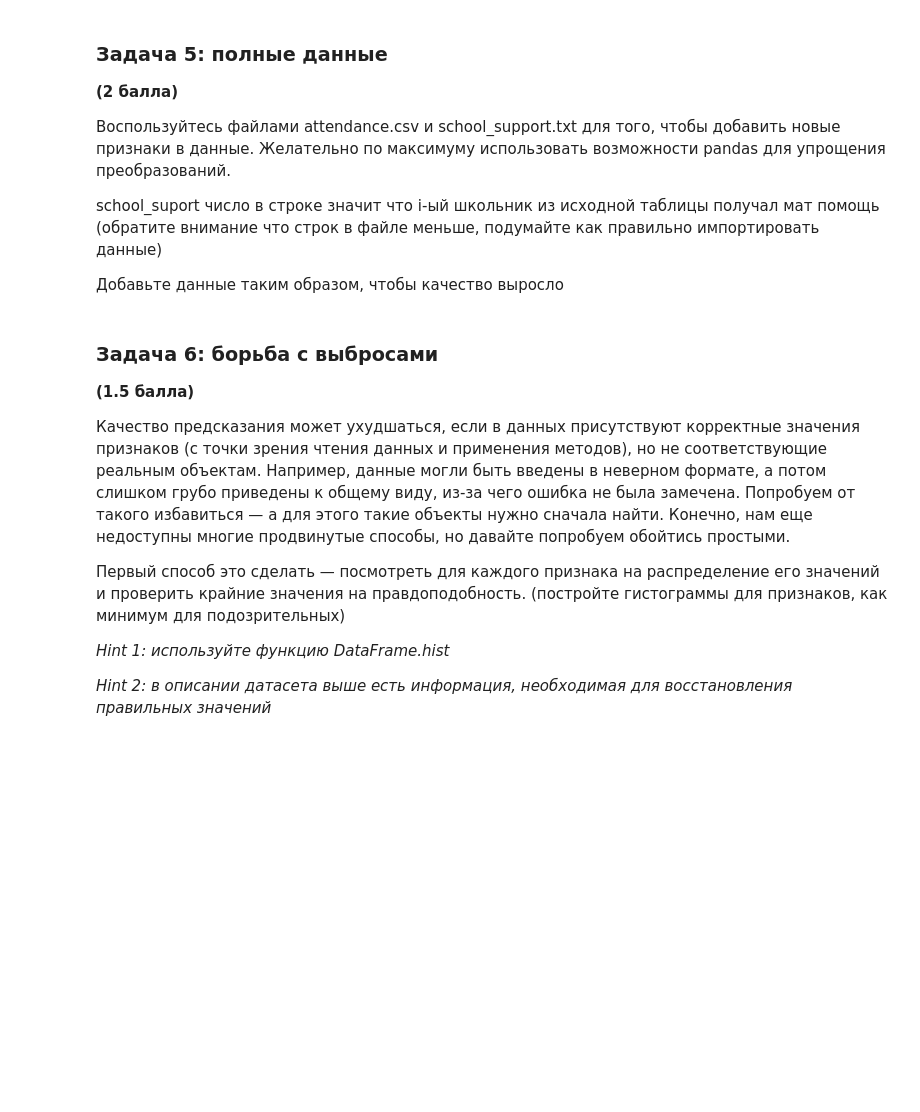
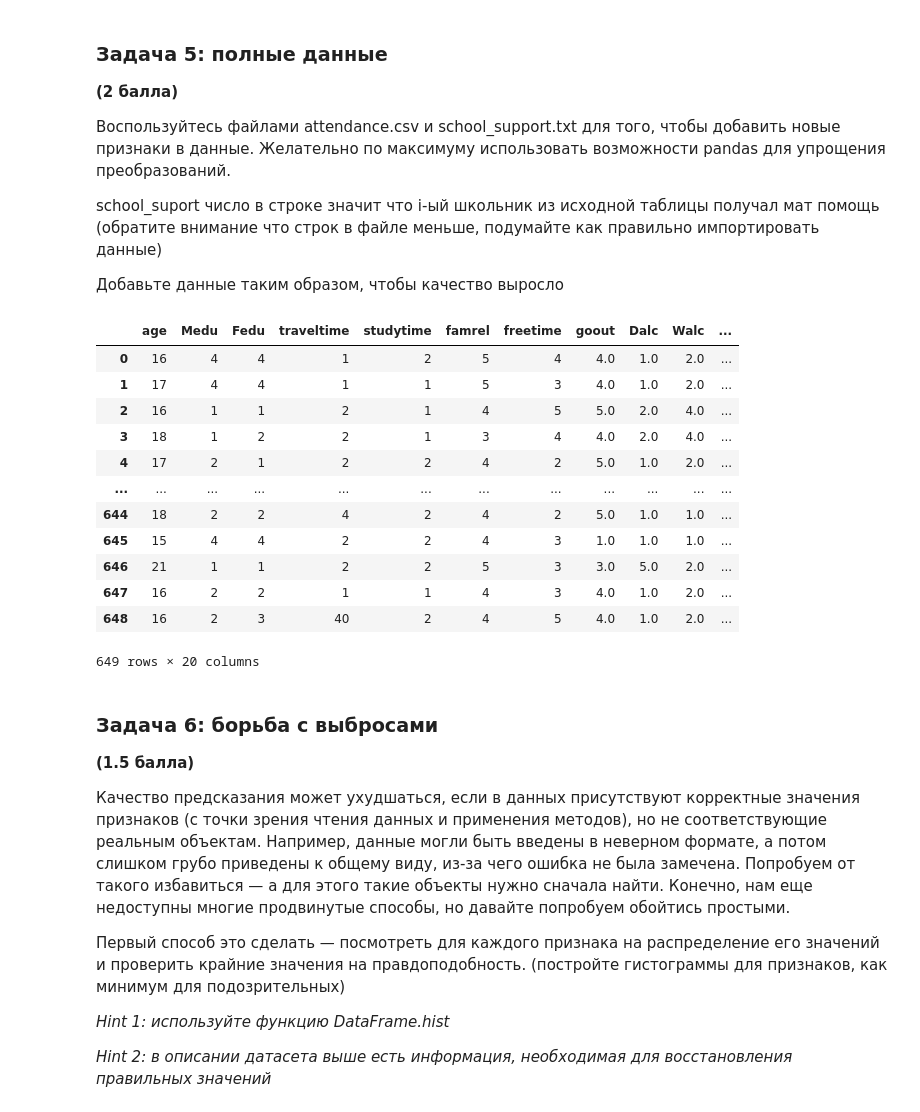
Before and after one commit to NikitaCat81/MLAESCTeminNikita, a Jupyter notebook: task2_linreg/task2_linreg_practice.ipynb, the cells around one changed output. Drawn from its saved outputs; the diff is of its cells as text; code cells hidden in the pictures; blank space fills up the shorter version.

```diff
--- a/task2_linreg/task2_linreg_practice.ipynb
+++ b/task2_linreg/task2_linreg_practice.ipynb
@@ -221,3 +197,30 @@ school_suport число в строке значит что i-ый школьн
+# %%
+at = pd.read_csv('attendance.csv', sep=";")
+
+at = at.fillna(1).replace({"+": 0})
+
+at["attendance_sum"] = at.sum(axis = 1)
+data["attendance_sum"] = at["attendance_sum"]
+
+with open("school_support.txt", "r") as f:
+    school_support = [int(line.strip()) for line in f]
+
+data["school_support"] = data.index.isin(school_support).astype(int)
+data
+# %% [output]
+|  | age | Medu | Fedu | traveltime | studytime | famrel | freetime | goout | Dalc | Walc | ... |
+| 0 | 16 | 4 | 4 | 1 | 2 | 5 | 4 | 4.0 | 1.0 | 2.0 | ... |
+| 1 | 17 | 4 | 4 | 1 | 1 | 5 | 3 | 4.0 | 1.0 | 2.0 | ... |
+| 2 | 16 | 1 | 1 | 2 | 1 | 4 | 5 | 5.0 | 2.0 | 4.0 | ... |
+| 3 | 18 | 1 | 2 | 2 | 1 | 3 | 4 | 4.0 | 2.0 | 4.0 | ... |
+| 4 | 17 | 2 | 1 | 2 | 2 | 4 | 2 | 5.0 | 1.0 | 2.0 | ... |
+| ... | ... | ... | ... | ... | ... | ... | ... | ... | ... | ... | ... |
+| 644 | 18 | 2 | 2 | 4 | 2 | 4 | 2 | 5.0 | 1.0 | 1.0 | ... |
+| 645 | 15 | 4 | 4 | 2 | 2 | 4 | 3 | 1.0 | 1.0 | 1.0 | ... |
+| 646 | 21 | 1 | 1 | 2 | 2 | 5 | 3 | 3.0 | 5.0 | 2.0 | ... |
+| 647 | 16 | 2 | 2 | 1 | 1 | 4 | 3 | 4.0 | 1.0 | 2.0 | ... |
+| 648 | 16 | 2 | 3 | 40 | 2 | 4 | 5 | 4.0 | 1.0 | 2.0 | ... |
+649 rows × 20 columns
 # %% [markdown]
 ### Задача 6: борьба с выбросами
 __(1.5 балла)__
```
Also changed, not shown: parts of 7 cells of this notebook.
